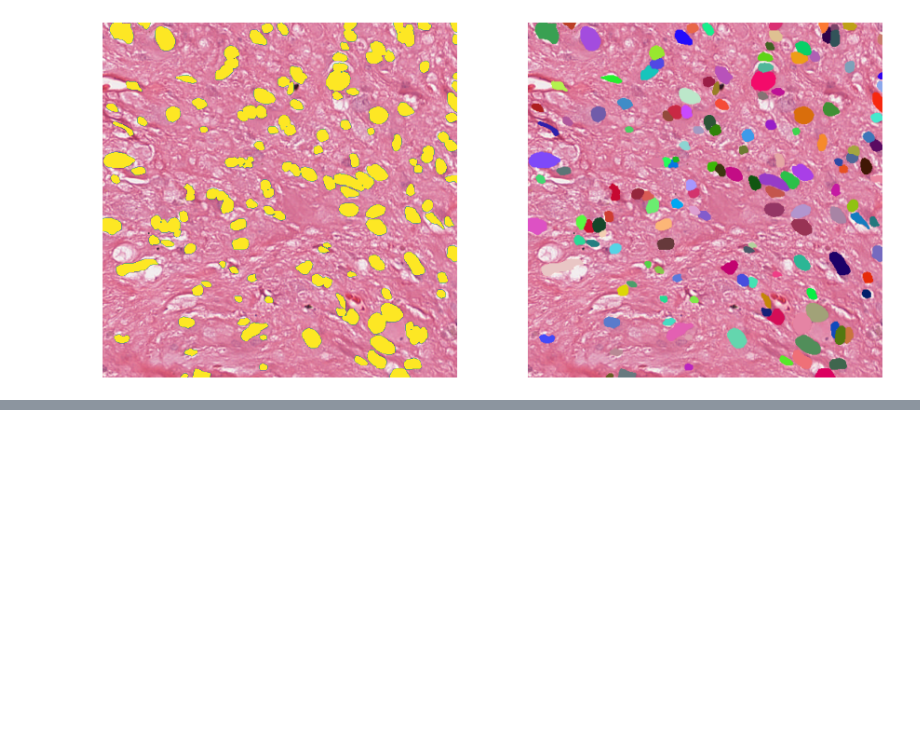
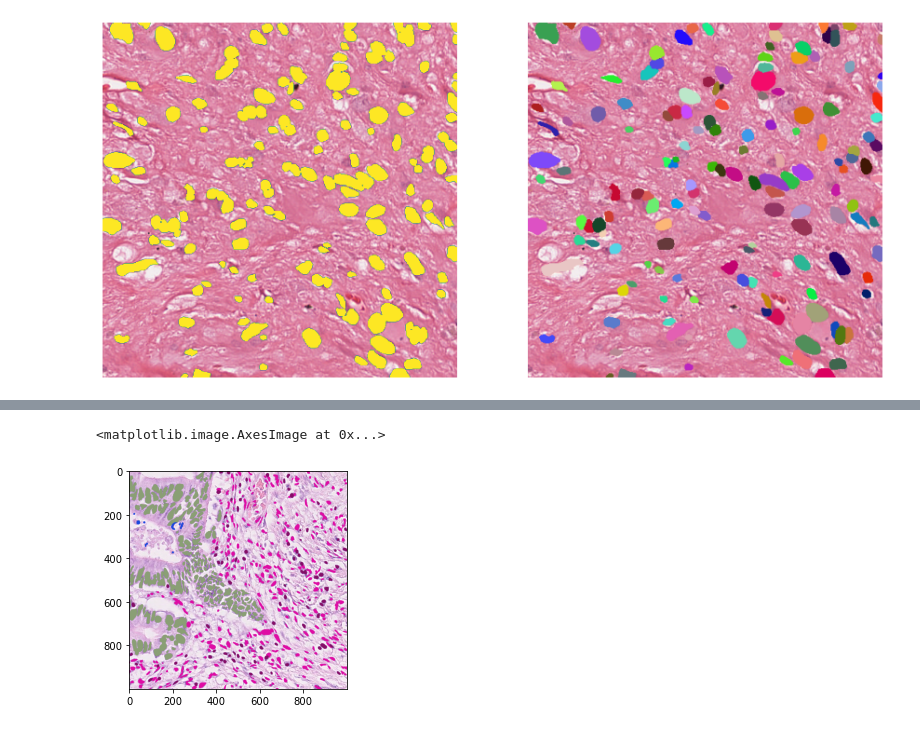
Before and after one commit to ivanvoid/Triple_U-net, a Jupyter notebook: TestRunner.ipynb, the cells around one changed output, grey strips where cells are left out. Cells and saved outputs as stored; diff of their text form; code cells hidden in the pictures; blank space fills up the shorter version.

```diff
--- a/TestRunner.ipynb
+++ b/TestRunner.ipynb
@@ -257,0 +328,25 @@ plt.show()
+# %%
+# Cell type
+t_mask = np.repeat(mat['type_map'][:,:,np.newaxis], 3, axis=2)
+
+type_mask = np.zeros_like(t_mask)
+
+for i in np.unique(mat['type_map'])[1:]:
+    r_rgb = np.random.randint(1, 255, 3)
+
+    cond = t_mask[:,:,0]==i
+
+    n_items = (cond).sum()
+    ex_rgb = np.expand_dims(r_rgb, 0)
+
+    type_mask[cond] = ex_rgb.repeat(n_items, axis=0)
+# %%
+cond = np.array(type_mask)>0
+typemasks = np.array(img)
+
+typemasks[cond] = np.array(type_mask)[cond]
+
+plt.imshow(typemasks)
+# %% [output]
+<matplotlib.image.AxesImage at 0x...>
+[figure, added]
```
Also changed, not shown: parts of 12 cells of this notebook.
